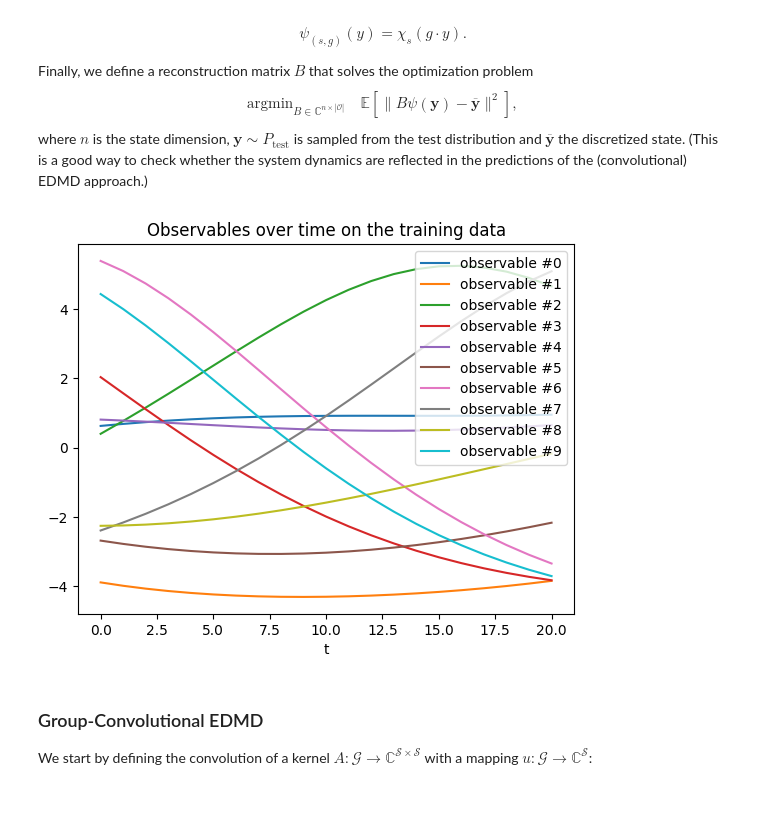
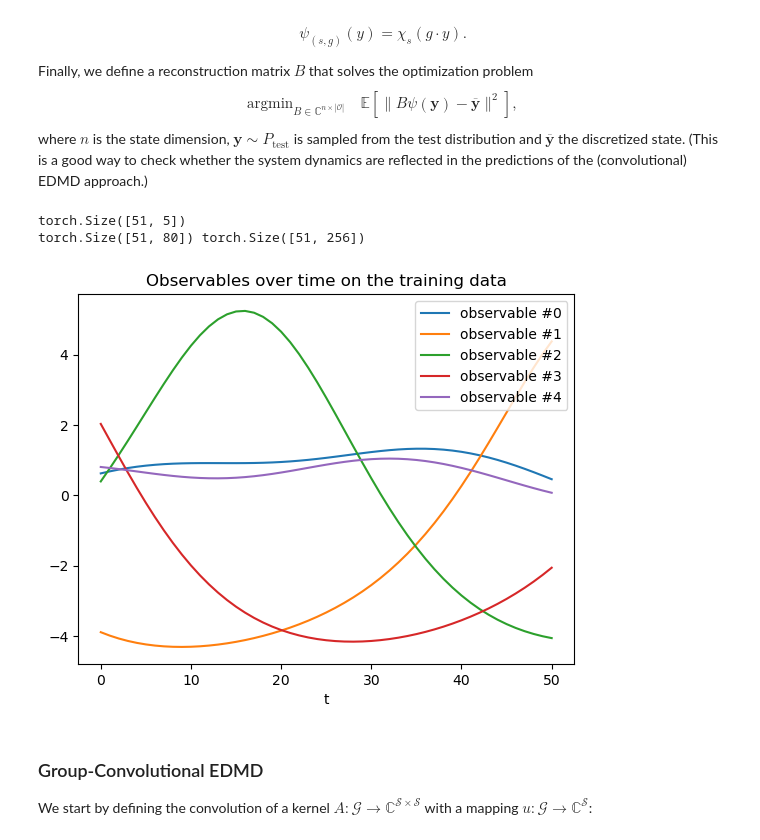
Before and after one commit to graps1/convolutional-edmd, a Jupyter notebook: ks2d_detailed.ipynb, the cells around one changed output. Cells and saved outputs as stored; diff of their text form; code cells hidden in the pictures; blank space fills up the shorter version.

```diff
--- a/ks2d_detailed.ipynb
+++ b/ks2d_detailed.ipynb
@@ -11,19 +11,18 @@ Our goal is to learn the system's flow using (group-convolutional) extended dyna
 We start by loading the data and plotting a few samples from the training trajectory.
 # %%
 import torch
-import numpy as np
 from functools import partial
 from random import choice
 import matplotlib.pyplot as plt
 torch.set_default_dtype(torch.double)
 
 # load training data
-Y = torch.tensor( np.load("ks2d_long.npy") )
-state_dim_orig = Y.shape[1:]
-Y = Y.view(-1, Y.shape[1]*Y.shape[2])
-n_samples = 20
-Y_train = Y[900:900+n_samples+1,:]
-Y_test  = Y[900+n_samples+1:,:]
+n_samples = 50
+Y_train = torch.load( "data/ks2d_large_data_train.pt" )
+Y_test = torch.load( "data/ks2d_test.pt" )
+state_dim_orig = Y_train.shape[2:]
+Y_train = Y_train[:n_samples+1].flatten(1)
+Y_test = Y_test.flatten(1)
 
 # number of samples and the state dimension
 state_dim = Y_train.shape[1]
@@ -78,9 +77,9 @@ ax[1].matshow( act(g, Y_train[0,:]).view(*state_dim_orig) )
 ax[2].matshow( act(inverse(g), act(g, Y_train[0,:])).view(*state_dim_orig) )
 ax[3].matshow( act( op(inverse(g), g), Y_train[0,:]).view(*state_dim_orig) )
 ax[0].set_title("some state $y$")
-ax[1].set_title("$g \cdot y$")
-ax[2].set_title("$g^{-1} \cdot (g \cdot y)$")
-ax[3].set_title("$(g^{-1} g) \cdot y$")
+ax[1].set_title("$g \\cdot y$")
+ax[2].set_title("$g^{-1} \\cdot (g \\cdot y)$")
+ax[3].set_title("$(g^{-1} g) \\cdot y$")
 for i in range(4):
     ax[i].set_xticks([])
     ax[i].set_yticks([])
@@ -189,29 +188,32 @@ $$
 where $n$ is the state dimension, $\mathbf y \sim P_{\text{test}}$ is sampled from the test distribution and $\overline{\mathbf y}$ the discretized state. (This is a good way to check whether the system dynamics are reflected in the predictions of the (convolutional) EDMD approach.)
 # %%
 # defines the optimization problem: solves for the optimal EDMD convolution kernel
-S = 10
+S = 5
 torch.manual_seed(0)
-measure_points = torch.randint(low=0,high=state_dim,size=(S,))
+measure_points = torch.randint(state_dim,size=(S,))
 
 # defines a generating observable
 χ = lambda y: y[...,measure_points]+0j
 # the correponding base observable
 ψ_vec = lambda y: torch.cat([ χ( act(g, y) ) for g in G ], dim=-1)
 # views ψ(y) as a function G -> ℂ^S instead of a vector ℂ^O (both are equivalent)
 ψ = lambda y: { g: χ( act(g, y) ) for g in G }
 
 # the reconstruction matrix
-B = torch.linalg.lstsq( ψ_vec(Y_test), Y_test+0j ).solution.T
+print(χ(Y_train).shape)
+print(ψ_vec(Y_train).shape, Y_train.shape)
+B = torch.linalg.lstsq( ψ_vec(Y_test), Y_test.flatten(1)+0j ).solution.T
 
 # plots the evolution of the S observables over time
-for i in range(S):
-    plt.plot( χ( Y_train )[:,i].real, label=f"observable #{i}" )
+for i in range(S): plt.plot( χ( Y_train )[:,i].real, label=f"observable #{i}" )
 plt.title("Observables over time on the training data")
 plt.xlabel("t")
 plt.legend()
 plt.show()
 # %% [output]
+torch.Size([51, 5])
+torch.Size([51, 80]) torch.Size([51, 256])
-[figure, old version]
+[figure, new version]
 # %% [markdown]
 ### Group-Convolutional EDMD
 
```
Also changed, not shown: parts of 4 cells of this notebook, 36 other files.
